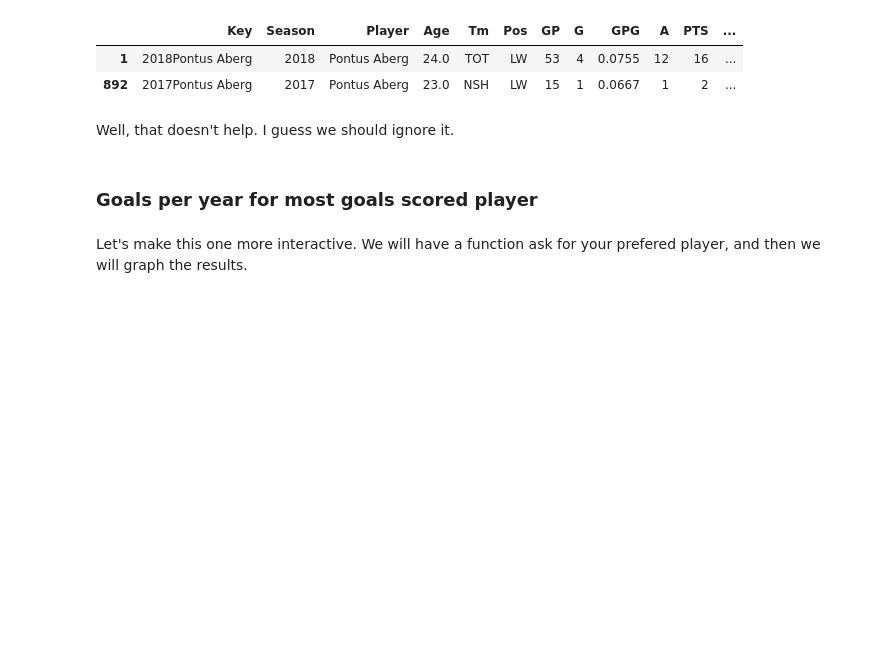
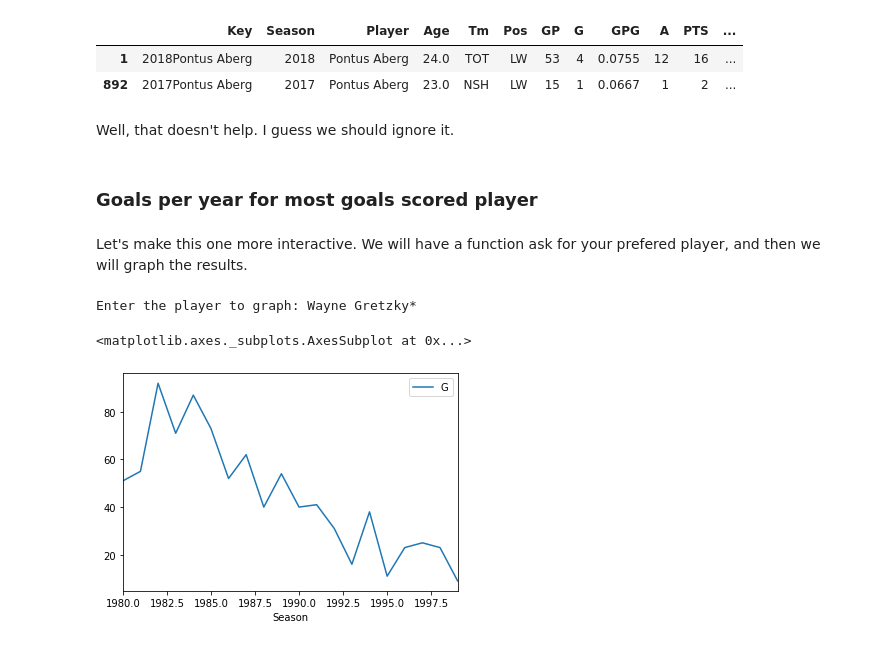
Before and after one commit to deez79/GA_Python_FinalProject, a Jupyter notebook: nhl_player_stats_project.ipynb, the cells around one changed output. Saved outputs shown, nothing was run; the diff lists cells and outputs as text; code cells hidden in the pictures; blank space fills up the shorter version.

Commit message:
Need to update final function to test if player is in dataset, or if it needs an astrix at the end.

```diff
--- a/nhl_player_stats_project.ipynb
+++ b/nhl_player_stats_project.ipynb
@@ -411,3 +411,12 @@ Well, that doesn't help.  I guess we should ignore it.
 ### Goals per year for most goals scored player
 # %% [markdown]
 Let's make this one more interactive.  We will have a function ask for your prefered player, and then we will graph the results.
+# %%
+player_name = input("Enter the player to graph: ")
+# %% [output]
+Enter the player to graph: Wayne Gretzky*
+# %%
+skaters[skaters['Player'] == player_name].plot(kind='line', x='Season', y='G')
+# %% [output]
+<matplotlib.axes._subplots.AxesSubplot at 0x...>
+[figure, added]
```
